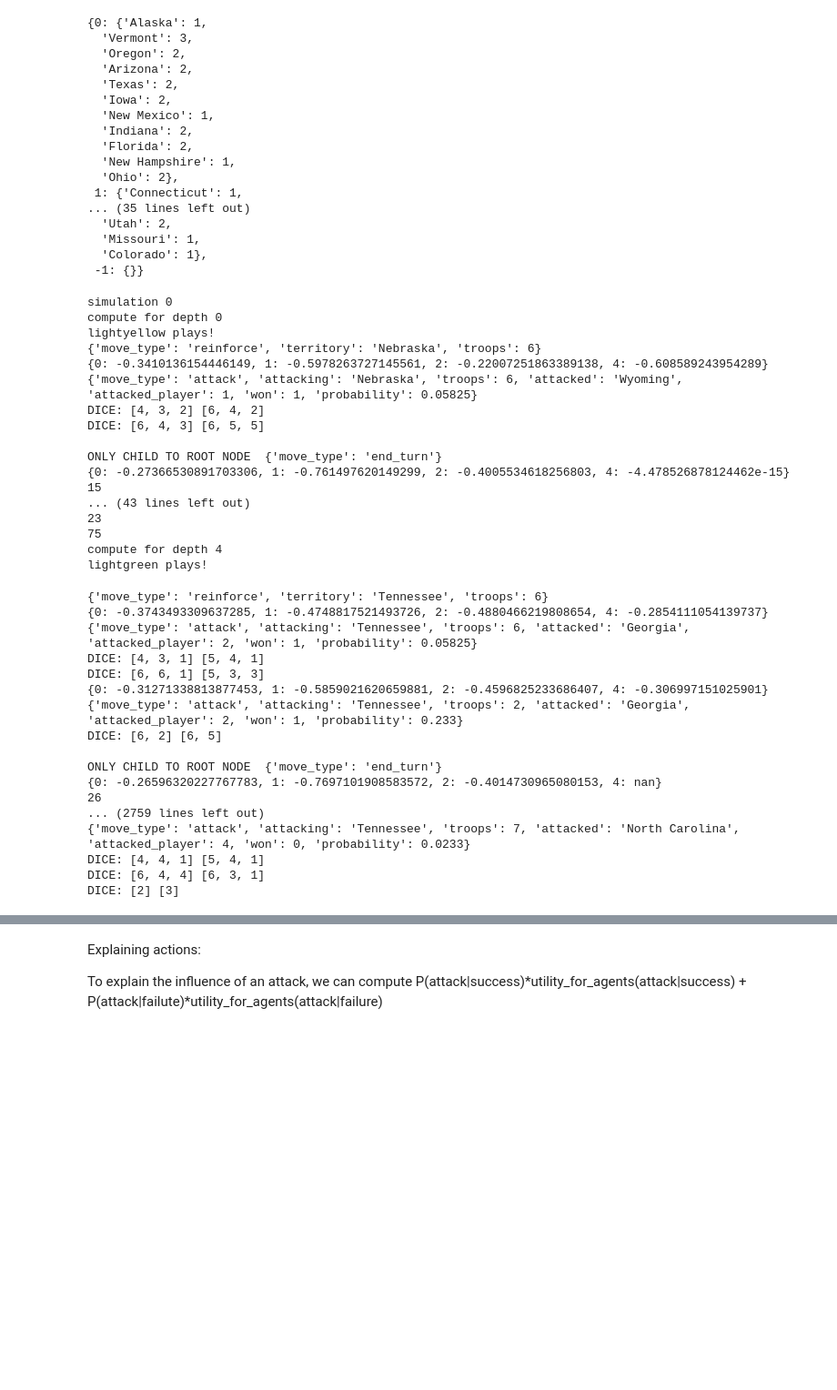
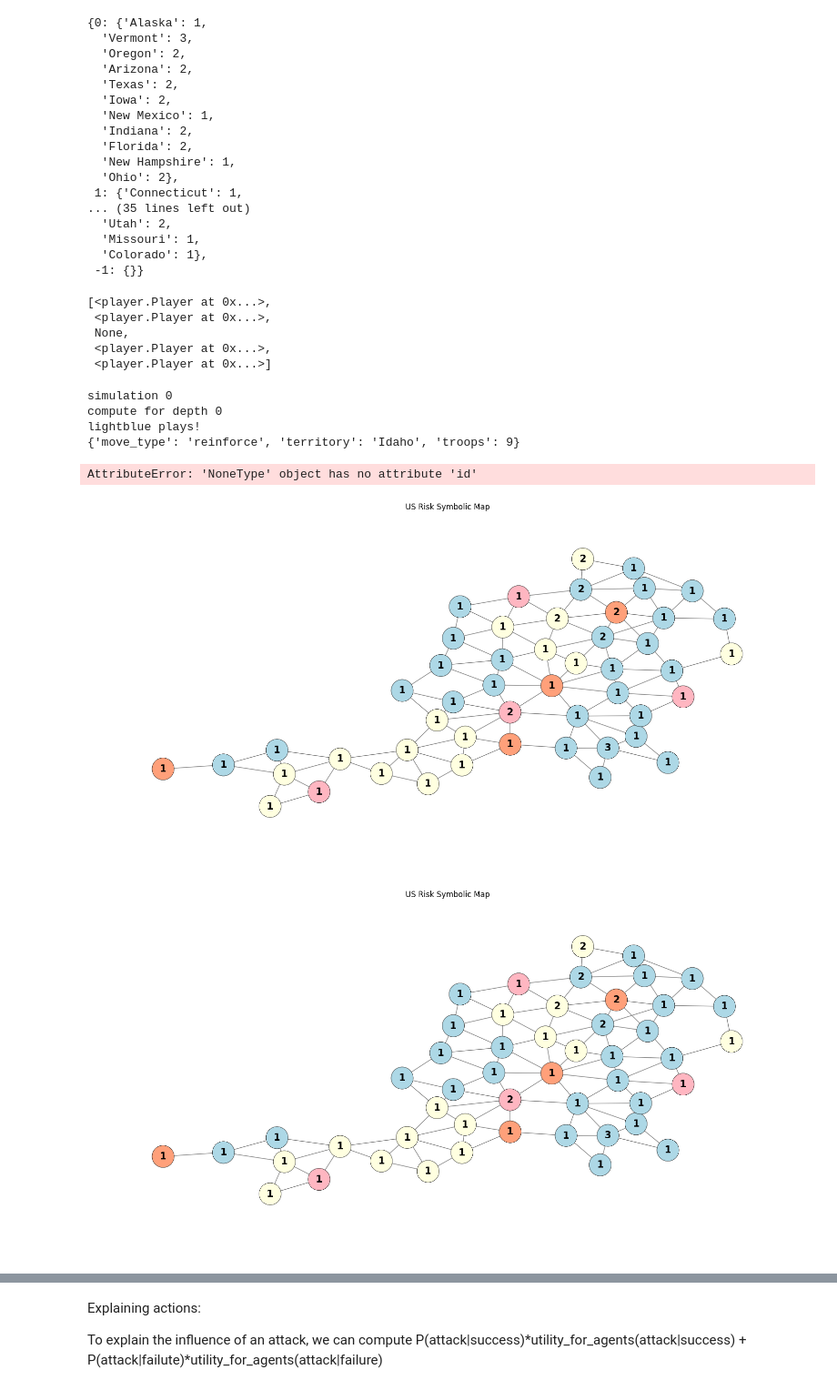
Before and after one commit to maayanorner/risk-game-ai, a Jupyter notebook: server/explore.ipynb, the cells around one changed output, grey strips where cells are left out. Shown at 91% size. Drawn from its saved outputs; the diff is of its cells as text; code cells hidden in the pictures; blank space fills up the shorter version.

```diff
--- a/server/explore.ipynb
+++ b/server/explore.ipynb
@@ -34,5 +34,13 @@ game.json()['state']
   'Missouri': 1,
   'Colorado': 1},
  -1: {}}
+# %%
+game.players
+# %% [output]
+[<player.Player at 0x...>,
+ <player.Player at 0x...>,
+ None,
+ <player.Player at 0x...>,
+ <player.Player at 0x...>]
 # %%
 %matplotlib inline
@@ -80,18 +152,6 @@ def augment_graph_with_state(G, state_data):
     return node_colors, node_labels
 
 
-
-PLAYER_COLORS = {
-    -1: 'lightgray',  # Light gray for neutral
-    0: 'lightblue',
-    1: 'lightpink',
-    2: 'lightgreen',
-    3: 'lightyellow',
-    4: 'lightsalmon',
-    5: 'lightcoral',
-    6: 'lightcyan',    # Light cyan for player 6
-    7: 'mediumpurple',    # Light pink for player 7
-}
 def risk_graph(game, player_colors=PLAYER_COLORS):
     owner_and_troops = get_owner_and_troops(game.json()['state'])
     terr_to_id = {}
@@ -122,6 +182,7 @@ def risk_graph(game, player_colors=PLAYER_COLORS):
         n_troops = owner_and_n_troops['troops']
         node_colors.append(player_colors[owner])
         node_labels[node] = str(n_troops)
+        G.nodes[node]['owner'] = owner
 
     # Use a different layout algorithm (e.g., Kamada-Kawai)
     pos = nx.kamada_kawai_layout(G)
@@ -162,6 +223,11 @@ def risk_graph(game, player_colors=PLAYER_COLORS):
 from copy import deepcopy
 
 
+def step(game):
+    current_player = game.player_turn
+    game.players[current_player].get_minimax_move(game)
+
+
 def simulate(game, num_of_simulations=10, step=True, plot=True, player_colors=PLAYER_COLORS, depth=1):
     simulation_results = {}
 
@@ -176,6 +242,8 @@ def simulate(game, num_of_simulations=10, step=True, plot=True, player_colors=PL
         print(f'simulation {i}')
         for d in range(depth):
             print(f'compute for depth {d}')
+            if game.players[current_player] is None:
+                continue
             print(f'{player_colors[game.player_turn]} plays!')
 
             game.players[current_player].get_minimax_move(game)
@@ -183,67 +251,45 @@ def simulate(game, num_of_simulations=10, step=True, plot=True, player_colors=PL
             print(len(game.players[current_player].agent.all_utilities_ls[:]))
             turn_utilities += game.players[current_player].agent.all_utilities_ls[:]
             print(len(turn_utilities))
         if i != num_of_simulations-1 or not step:
             game = deepcopy(game_cahce)
 
     for utilities in turn_utilities:
         for k, ls in utilities.items():
             if k not in simulation_results:
                 simulation_results[k] = []
             simulation_results[k] += ls
         #print(game.players[current_player].agent.all_utilities_ls)
     res_df = pd.DataFrame(simulation_results)
     res_df.rename(columns=player_colors, inplace=True)
     player_corr = res_df.corr().loc[player_colors[playing_player]]
-    print(f'correlation for player {player_colors[playing_player]}')
-    print(player_corr)
+
     game.players[playing_player].agent.all_utilities_ls = []
-    return player_corr
+    return playing_player, player_corr
 
 
-
-simulate(game=game, num_of_simulations=50, depth=len(game.players))
+G, _, _ = risk_graph(game=game)
+shared_edges = remove_duplicates_from_dict(count_edges_between_owners(G=G), filter_by_player=game.player_turn)
+playing_player, player_corr = simulate(game=game, num_of_simulations=5, depth=len(game.players))
+print(f'correlation for player {PLAYER_COLORS[playing_player]}')
+print(player_corr)
+agreement = \
+    calculate_and_sort_spearman_corr(get_edges_df(PLAYER_COLORS[playing_player], shared_edges), player_corr[player_corr.index != PLAYER_COLORS[playing_player]])
+print(agreement)
 # -1: 'lightgray',  # Light gray for neutral
 # 0: 'lightblue',
 # 1: 'lightpink',
 # 2: 'lightgreen',
 # 3: 'lightyellow',
 # 4: 'lightsalmon',
 # 5: 'lightcoral',
 # 6: 'lightcyan',    # Light cyan for player 6
 # 7: 'mediumpurple',    # Light pink for player 7
 # %% [output]
 simulation 0
 compute for depth 0
-lightyellow plays!
-{'move_type': 'reinforce', 'territory': 'Nebraska', 'troops': 6}
-{0: -0.3410136154446149, 1: -0.5978263727145561, 2: -0.22007251863389138, 4: -0.608589243954289}
-{'move_type': 'attack', 'attacking': 'Nebraska', 'troops': 6, 'attacked': 'Wyoming', 'attacked_player': 1, 'won': 1, 'probability': 0.05825}
-DICE: [4, 3, 2] [6, 4, 2]
-DICE: [6, 4, 3] [6, 5, 5]
-
-ONLY CHILD TO ROOT NODE  {'move_type': 'end_turn'}
-{0: -0.27366530891703306, 1: -0.761497620149299, 2: -0.4005534618256803, 4: -4.478526878124462e-15}
-15
-... (43 lines left out)
-23
-75
-compute for depth 4
-lightgreen plays!
+lightblue plays!
+{'move_type': 'reinforce', 'territory': 'Idaho', 'troops': 9}
-{'move_type': 'reinforce', 'territory': 'Tennessee', 'troops': 6}
-{0: -0.3743493309637285, 1: -0.4748817521493726, 2: -0.4880466219808654, 4: -0.2854111054139737}
-{'move_type': 'attack', 'attacking': 'Tennessee', 'troops': 6, 'attacked': 'Georgia', 'attacked_player': 2, 'won': 1, 'probability': 0.05825}
-DICE: [4, 3, 1] [5, 4, 1]
-DICE: [6, 6, 1] [5, 3, 3]
-{0: -0.31271338813877453, 1: -0.5859021620659881, 2: -0.4596825233686407, 4: -0.306997151025901}
-{'move_type': 'attack', 'attacking': 'Tennessee', 'troops': 2, 'attacked': 'Georgia', 'attacked_player': 2, 'won': 1, 'probability': 0.233}
-DICE: [6, 2] [6, 5]
-
-ONLY CHILD TO ROOT NODE  {'move_type': 'end_turn'}
-{0: -0.26596320227767783, 1: -0.7697101908583572, 2: -0.4014730965080153, 4: nan}
-26
-... (2759 lines left out)
-{'move_type': 'attack', 'attacking': 'Tennessee', 'troops': 7, 'attacked': 'North Carolina', 'attacked_player': 4, 'won': 0, 'probability': 0.0233}
-DICE: [4, 4, 1] [5, 4, 1]
-DICE: [6, 4, 4] [6, 3, 1]
-DICE: [2] [3]
+AttributeError: 'NoneType' object has no attribute 'id'
+[figure, added]
+[figure, added]
```
Also changed, not shown: parts of 12 cells of this notebook, 1 other file.
